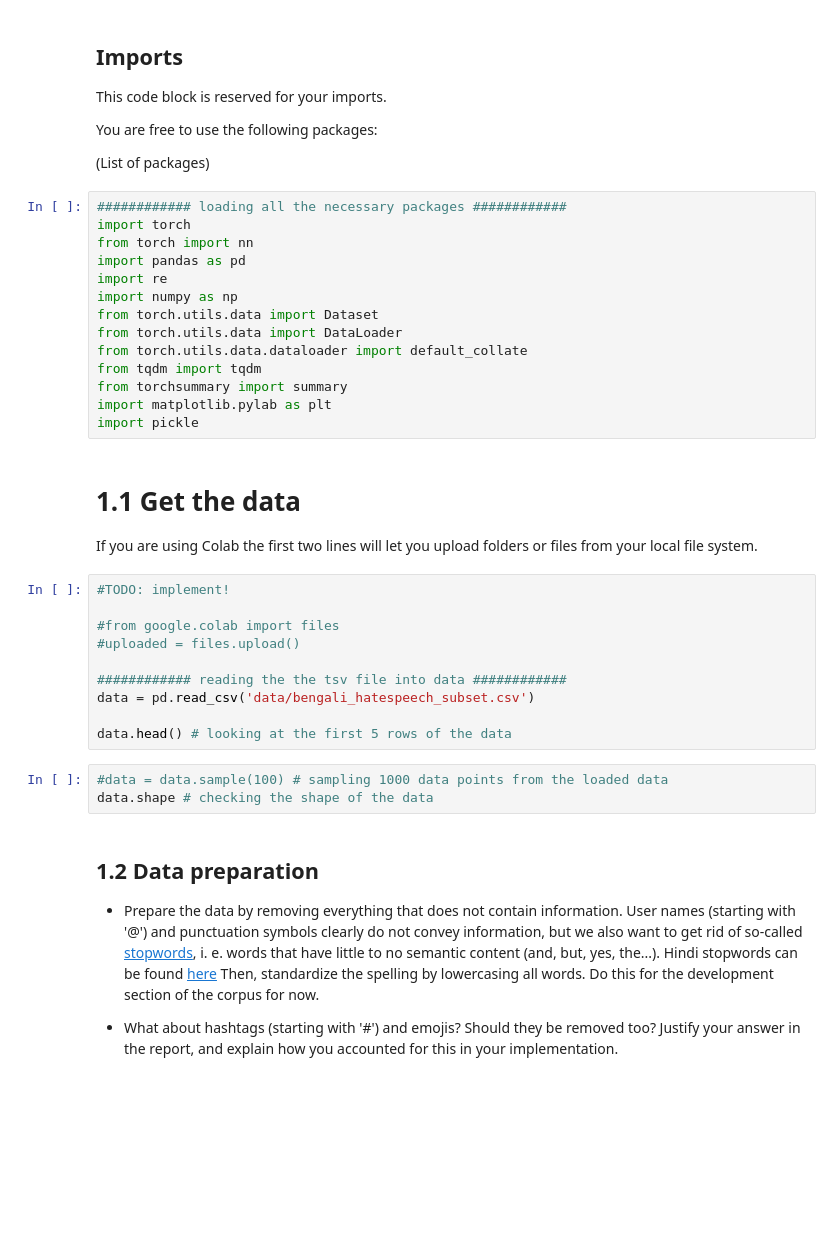
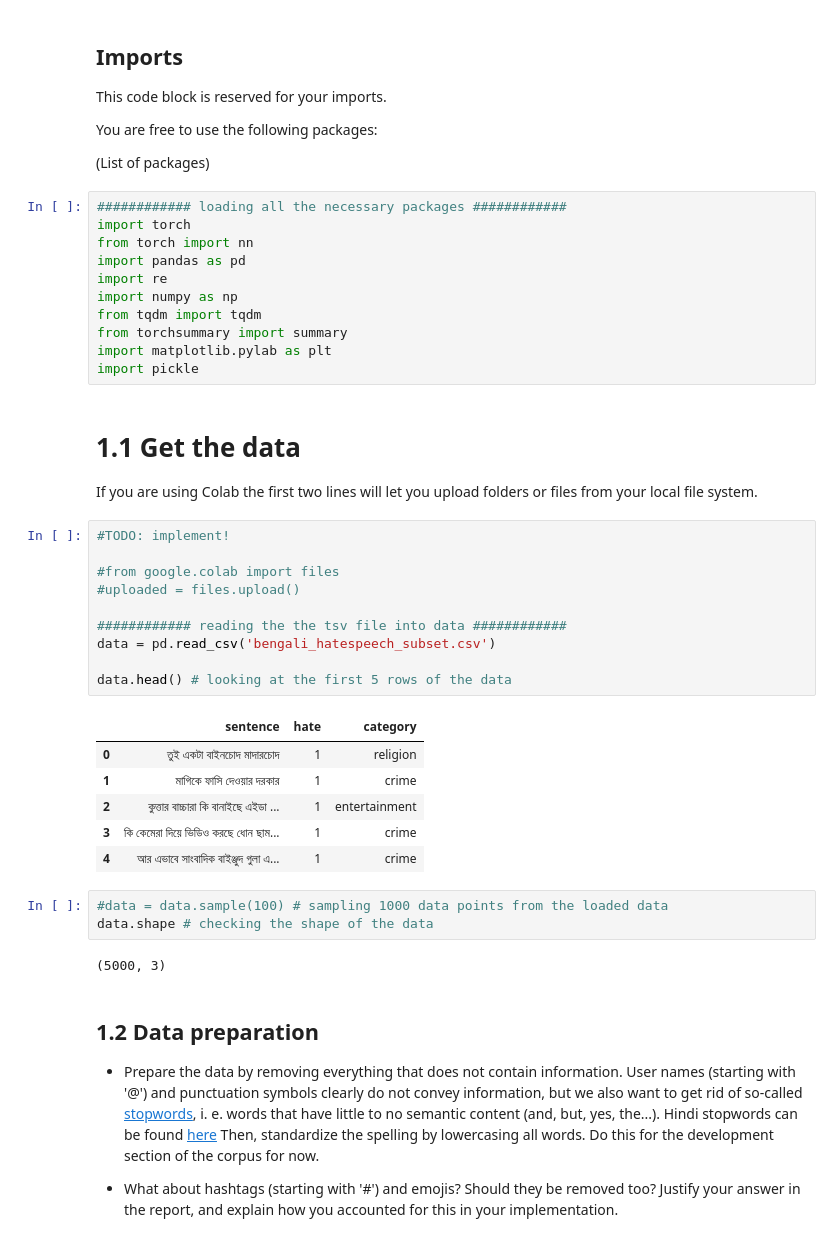
Before and after one commit to shahrukhx01/nnti_hindi_bengali_sentiment_analysis, a Jupyter notebook: src/task2/bengali/Bengali_Word_Embeddings.ipynb, the cells around one changed output. Saved outputs shown, nothing was run; the diff lists cells and outputs as text; blank space fills up the shorter version.

Commit message:
update bengali task2

```diff
--- a/src/task2/bengali/Bengali_Word_Embeddings.ipynb
+++ b/src/task2/bengali/Bengali_Word_Embeddings.ipynb
@@ -17,9 +17,6 @@ from torch import nn
 import pandas as pd
 import re
 import numpy as np
-from torch.utils.data import Dataset
-from torch.utils.data import DataLoader
-from torch.utils.data.dataloader import default_collate
 from tqdm import tqdm
 from torchsummary import summary
 import matplotlib.pylab as plt
@@ -32,16 +29,25 @@ If you are using Colab the first two lines will let you upload folders or files
 # %%
 #TODO: implement!
 
 #from google.colab import files
 #uploaded = files.upload()
 
 ############ reading the the tsv file into data ############
-data = pd.read_csv('data/bengali_hatespeech_subset.csv')
+data = pd.read_csv('bengali_hatespeech_subset.csv')
 
 data.head() # looking at the first 5 rows of the data
+# %% [output]
+|  | sentence | hate | category |
+| 0 | তুই একটা বাইনচোদ মাদারচোদ | 1 | religion |
+| 1 | মাগিকে ফাসি দেওয়ার দরকার | 1 | crime |
+| 2 | কুত্তার বাচ্চারা কি বানাইছে এইডা ... | 1 | entertainment |
+| 3 | কি কেমেরা দিয়ে ভিডিও করছে ধোন ছাম... | 1 | crime |
+| 4 | আর এভাবে সাংবাদিক বাইঞ্জুদ গুলা এ... | 1 | crime |
 # %%
 #data = data.sample(100) # sampling 1000 data points from the loaded data
 data.shape # checking the shape of the data
+# %% [output]
+(5000, 3)
 # %% [markdown]
 ## 1.2 Data preparation
 
```
Also changed, not shown: parts of 7 cells of this notebook, 11 other files.
